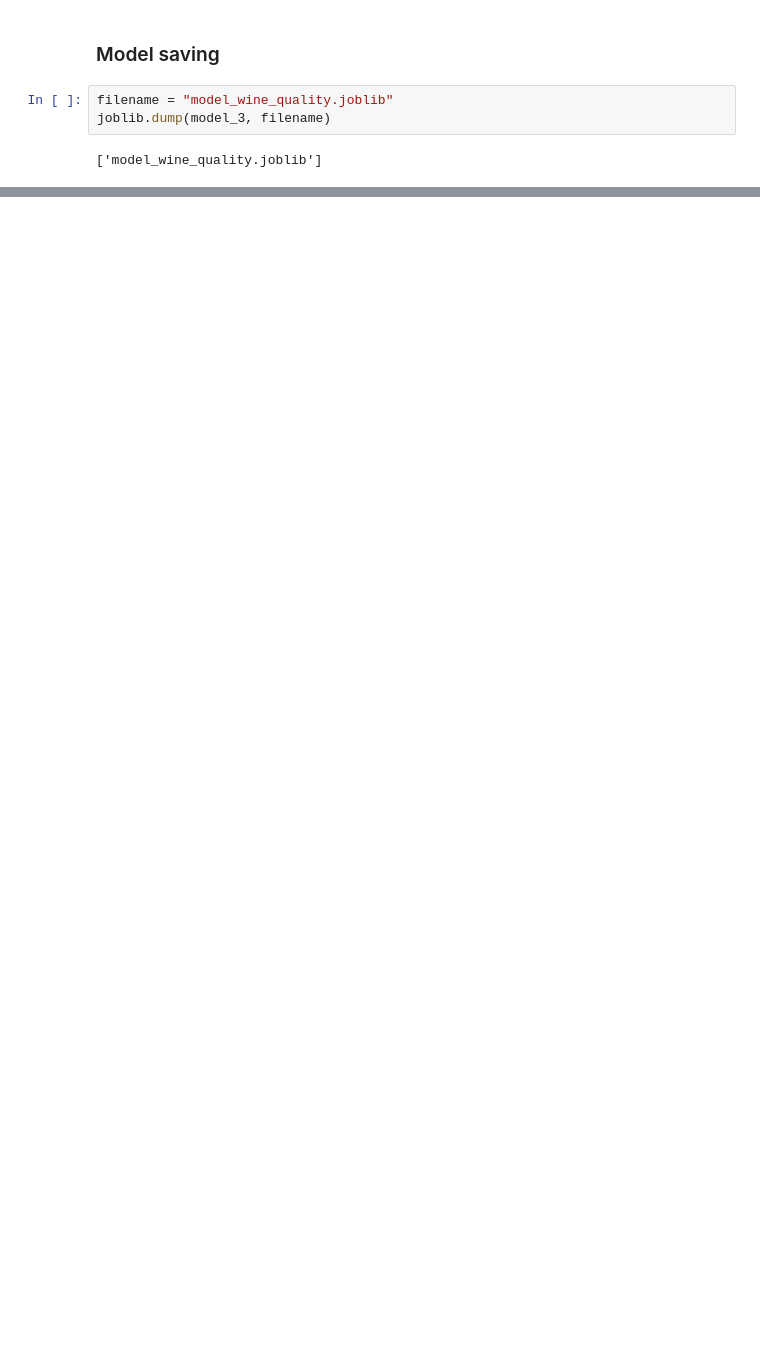
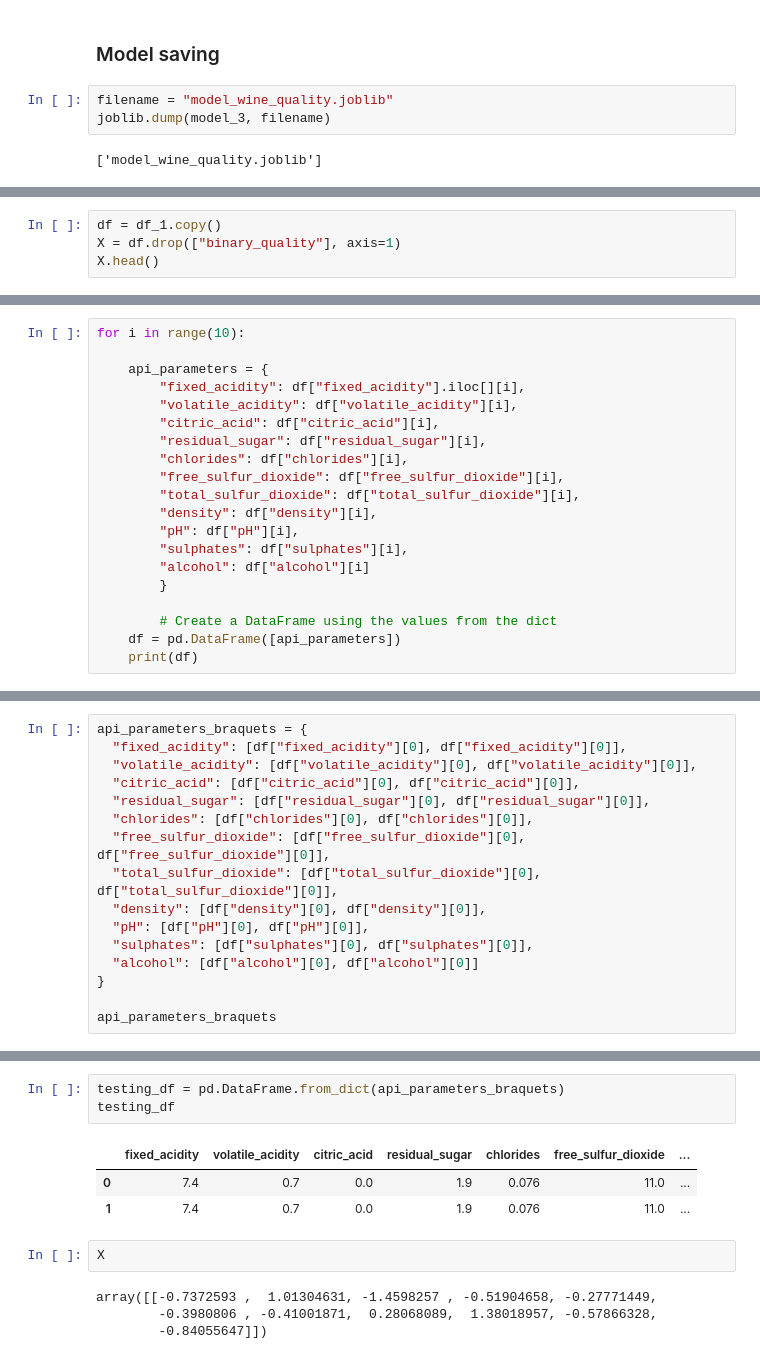
Before and after one commit to GuilhermeBrejeiro/mlops_bitbucket, a Jupyter notebook: wine_notebook.ipynb, the cells around one changed output, grey strips where cells are left out. Cells and saved outputs as stored; diff of their text form; blank space fills up the shorter version.

```diff
--- a/wine_notebook.ipynb
+++ b/wine_notebook.ipynb
@@ -203,0 +289,4 @@ joblib.dump(model_3, filename)
+# %%
+df = df_1.copy()
+X = df.drop(["binary_quality"], axis=1)
+X.head()
@@ -203,0 +379,20 @@ joblib.dump(model_3, filename)
+# %%
+for i in range(10):
+
+    api_parameters = {
+        "fixed_acidity": df["fixed_acidity"].iloc[][i],
+        "volatile_acidity": df["volatile_acidity"][i],
+        "citric_acid": df["citric_acid"][i],
+        "residual_sugar": df["residual_sugar"][i],
+        "chlorides": df["chlorides"][i],
+        "free_sulfur_dioxide": df["free_sulfur_dioxide"][i],
+        "total_sulfur_dioxide": df["total_sulfur_dioxide"][i],
+        "density": df["density"][i],
+        "pH": df["pH"][i],
+        "sulphates": df["sulphates"][i],
+        "alcohol": df["alcohol"][i]
+        }
+
+        # Create a DataFrame using the values from the dict
+    df = pd.DataFrame([api_parameters])
+    print(df)
@@ -203,0 +470,16 @@ joblib.dump(model_3, filename)
+# %%
+api_parameters_braquets = {
+  "fixed_acidity": [df["fixed_acidity"][0], df["fixed_acidity"][0]],
+  "volatile_acidity": [df["volatile_acidity"][0], df["volatile_acidity"][0]],
+  "citric_acid": [df["citric_acid"][0], df["citric_acid"][0]],
+  "residual_sugar": [df["residual_sugar"][0], df["residual_sugar"][0]],
+  "chlorides": [df["chlorides"][0], df["chlorides"][0]],
+  "free_sulfur_dioxide": [df["free_sulfur_dioxide"][0], df["free_sulfur_dioxide"][0]],
+  "total_sulfur_dioxide": [df["total_sulfur_dioxide"][0], df["total_sulfur_dioxide"][0]],
+  "density": [df["density"][0], df["density"][0]],
+  "pH": [df["pH"][0], df["pH"][0]],
+  "sulphates": [df["sulphates"][0], df["sulphates"][0]],
+  "alcohol": [df["alcohol"][0], df["alcohol"][0]]
+}
+
+api_parameters_braquets
@@ -203,0 +498,13 @@ joblib.dump(model_3, filename)
+# %%
+testing_df = pd.DataFrame.from_dict(api_parameters_braquets)
+testing_df
+# %% [output]
+|  | fixed_acidity | volatile_acidity | citric_acid | residual_sugar | chlorides | free_sulfur_dioxide | ... |
+| 0 | 7.4 | 0.7 | 0.0 | 1.9 | 0.076 | 11.0 | ... |
+| 1 | 7.4 | 0.7 | 0.0 | 1.9 | 0.076 | 11.0 | ... |
+# %%
+X
+# %% [output]
+array([[-0.7372593 ,  1.01304631, -1.4598257 , -0.51904658, -0.27771449,
+        -0.3980806 , -0.41001871,  0.28068089,  1.38018957, -0.57866328,
+        -0.84055647]])
```
Also changed, not shown: parts of 38 cells of this notebook, 12 other files.
